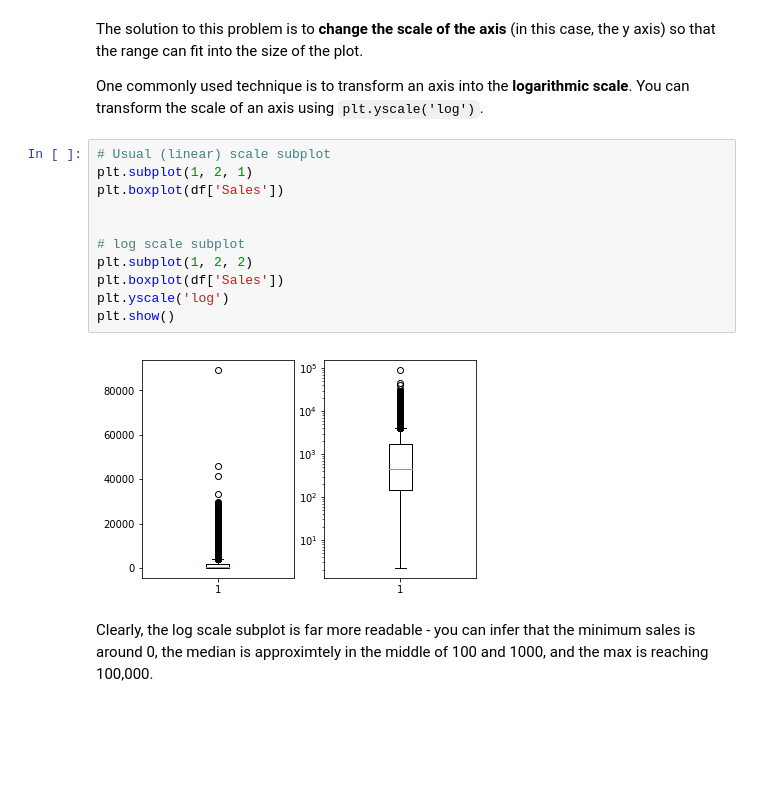
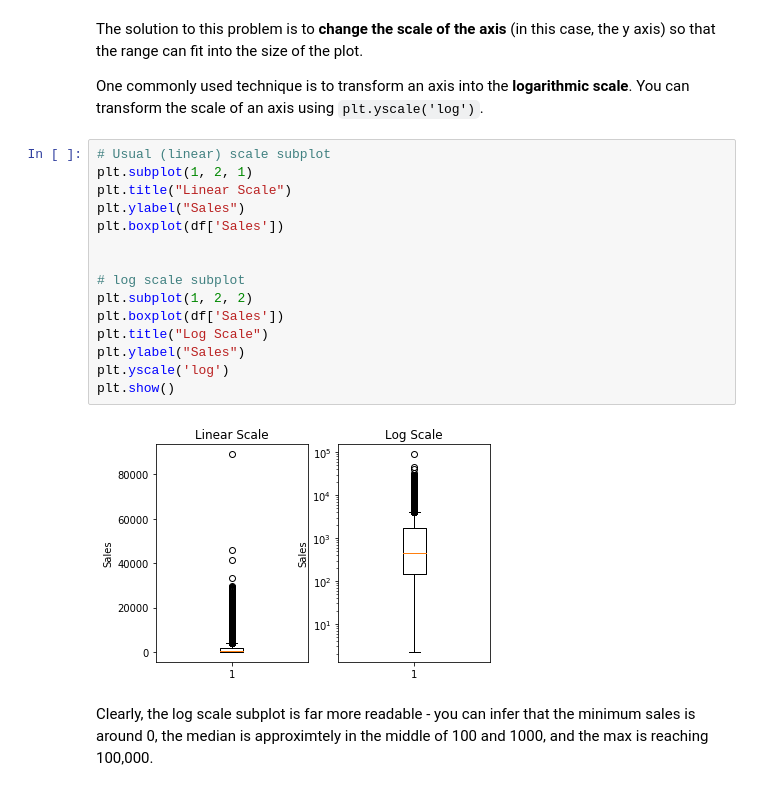
Before and after one commit to savi1910/Data-Visualization-in-Python, a Jupyter notebook: 1_Introduction_to_Matplotlib.ipynb, the cells around one changed output. Cells and saved outputs as stored; diff of their text form; blank space fills up the shorter version.

```diff
--- a/1_Introduction_to_Matplotlib.ipynb
+++ b/1_Introduction_to_Matplotlib.ipynb
@@ -212,16 +212,20 @@ One commonly used technique is to transform an axis into the **logarithmic scale
 # %%
 # Usual (linear) scale subplot
 plt.subplot(1, 2, 1)
+plt.title("Linear Scale")
+plt.ylabel("Sales")
 plt.boxplot(df['Sales'])
 
 
 # log scale subplot
 plt.subplot(1, 2, 2)
 plt.boxplot(df['Sales'])
+plt.title("Log Scale")
+plt.ylabel("Sales")
 plt.yscale('log')
 plt.show()
 # %% [output]
-[figure, old version]
+[figure, new version]
 # %% [markdown]
 Clearly, the log scale subplot is far more readable - you can infer that the minimum sales is around 0, the median is approximtely in the middle of 100 and 1000, and the max is reaching 100,000.
 # %% [markdown]
```
Also changed, not shown: parts of 1 cell of this notebook, 1 other file.
